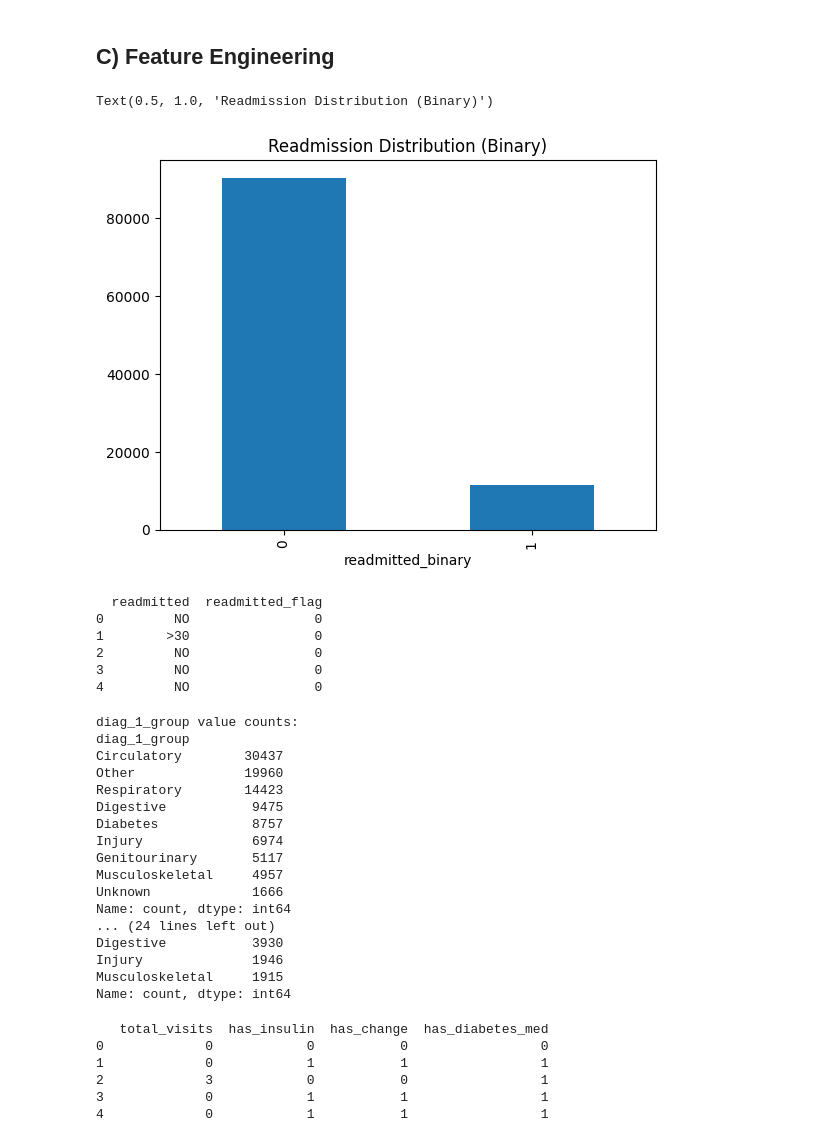
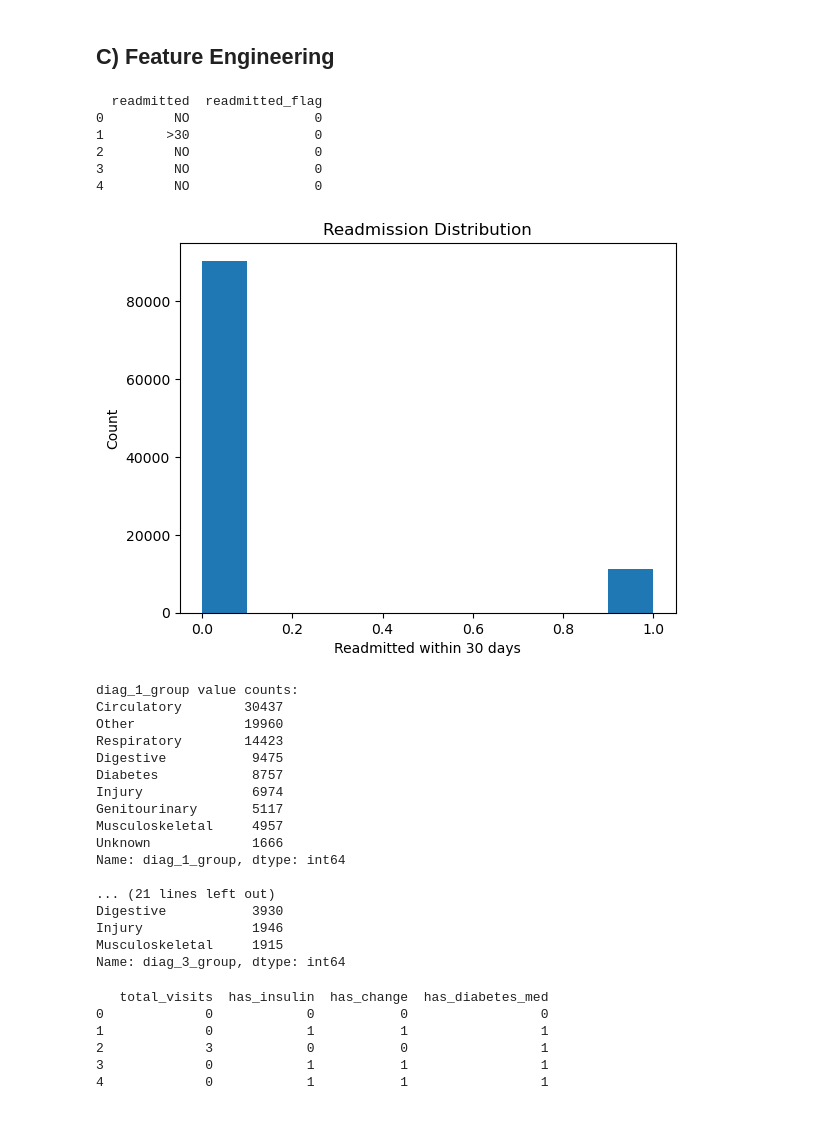
Before and after one commit to suvoganguli/AAI540_FinalProject, a Jupyter notebook: FinalProject.ipynb, the cells around one changed output. Saved outputs shown, nothing was run; the diff lists cells and outputs as text; code cells hidden in the pictures.

```diff
--- a/FinalProject.ipynb
+++ b/FinalProject.ipynb
@@ -17,9 +17,9 @@ import numpy as np
 import matplotlib.pyplot as plt
 import seaborn as sns
 # %%
-data = pd.read_csv('diabetic_data.csv')
+data = pd.read_csv('data/diabetic_data.csv')
 # %%
-id_map = pd.read_csv('IDS_mapping.csv')
+id_map = pd.read_csv('data/IDS_mapping.csv')
 # %% [markdown]
 ## B) Exploratory Data Analysis
 # %%
@@ -228,23 +228,25 @@ Text(0.5, 1.0, 'Correlation Heatmap')
 # %% [markdown]
 ## C) Feature Engineering
 # %%
-data['readmitted_binary'] = data['readmitted'].apply(lambda x: 1 if x == '<30' else 0)
-data['readmitted_binary'].value_counts(dropna=False).plot(kind='bar')
-plt.title("Readmission Distribution (Binary)")
+data['readmitted_flag'] = data['readmitted'].apply(lambda x: 1 if x == '<30' else 0)
+print(data[['readmitted', 'readmitted_flag']].head())
+
+plt.hist(data['readmitted_flag'])
+plt.title("Readmission Distribution")
+plt.xlabel("Readmitted within 30 days")
+plt.ylabel("Count")
+plt.show()
 # %% [output]
-Text(0.5, 1.0, 'Readmission Distribution (Binary)')
+  readmitted  readmitted_flag
+0         NO                0
+1        >30                0
+2         NO                0
+3         NO                0
+4         NO                0
-[figure, old version]
+[figure, new version]
-# %%
-data['readmitted_flag'] = data['readmitted'].apply(lambda x: 1 if x == '<30' else 0)
-print(data[['readmitted', 'readmitted_flag']].head())
-# %% [output]
-  readmitted  readmitted_flag
-0         NO                0
-1        >30                0
-2         NO                0
-3         NO                0
-4         NO                0
 # %%
+# Generelize some of the diagnostic codes in larger groups for ML
+
 def map_diag(code):
     try:
         code = float(code)
@@ -273,7 +275,6 @@ for col in ['diag_1', 'diag_2', 'diag_3']:
     print("\n")
 # %% [output]
 diag_1_group value counts:
-diag_1_group
 Circulatory        30437
 Other              19960
 Respiratory        14423
@@ -283,10 +284,11 @@ Injury              6974
 Genitourinary       5117
 Musculoskeletal     4957
 Unknown             1666
-Name: count, dtype: int64
-... (24 lines left out)
+Name: diag_1_group, dtype: int64
+
+... (21 lines left out)
 Digestive           3930
 Injury              1946
 Musculoskeletal     1915
-Name: count, dtype: int64
+Name: diag_3_group, dtype: int64
 # %%
```
Also changed, not shown: parts of 30 cells of this notebook, 4 other files.
